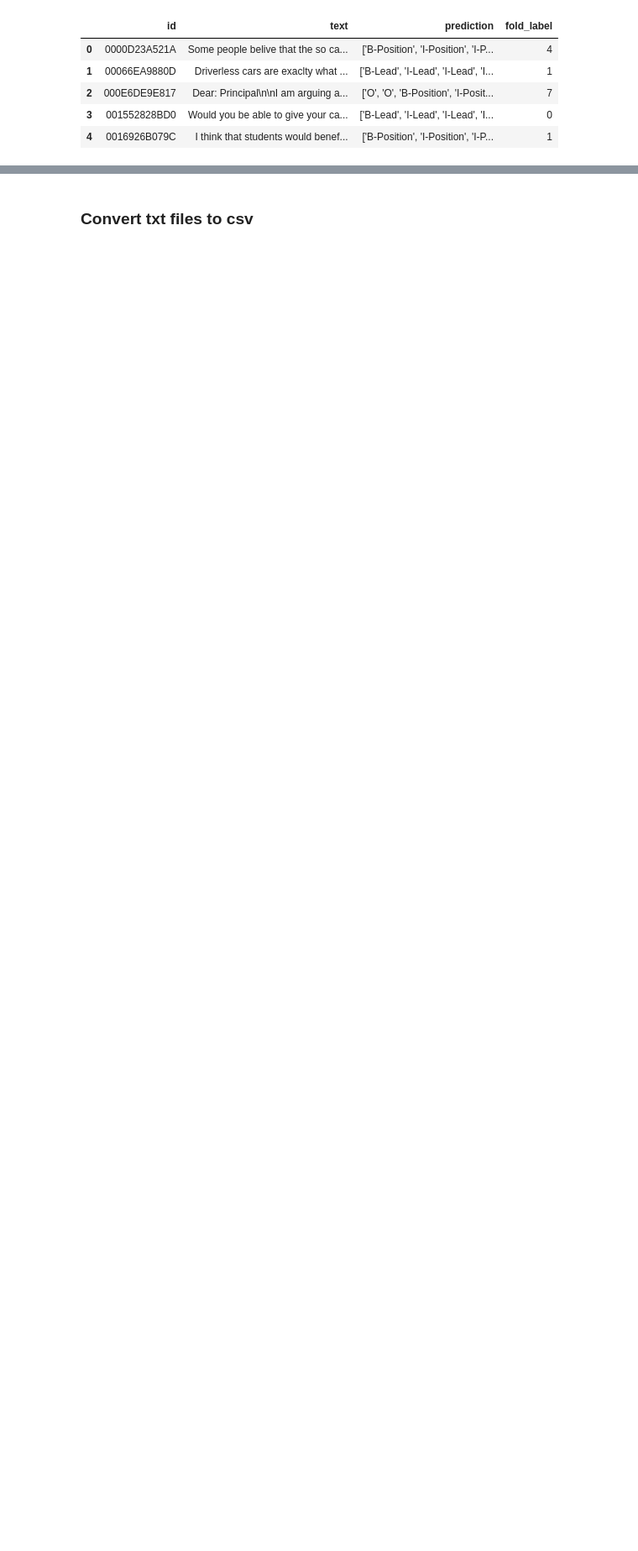
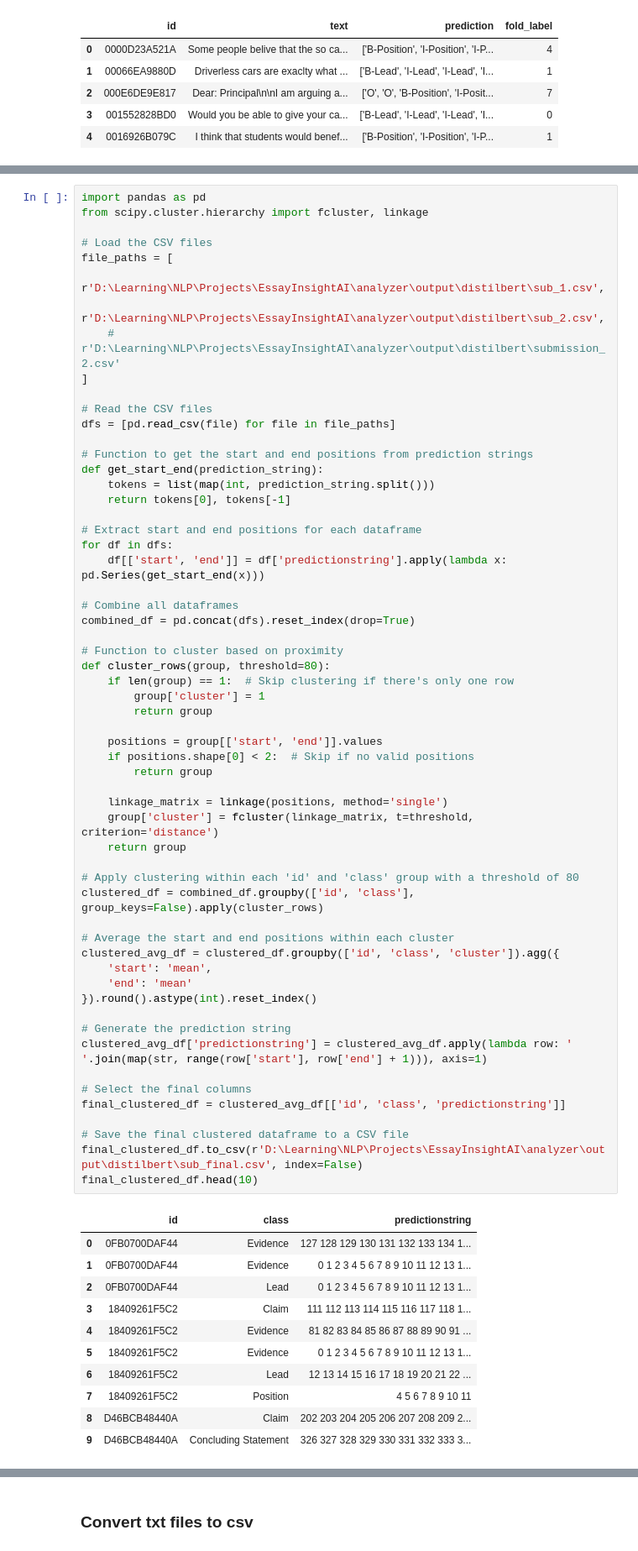
Before and after one commit to shanmukh05/EssayInsightsAI, a Jupyter notebook: experiments.ipynb, the cells around one changed output, grey strips where cells are left out. Shown at 84% size. Cells and saved outputs as stored; diff of their text form; blank space fills up the shorter version.

```diff
--- a/experiments.ipynb
+++ b/experiments.ipynb
@@ -84,0 +117,70 @@ essay_df.head()
+# %%
+import pandas as pd
+from scipy.cluster.hierarchy import fcluster, linkage
+
+# Load the CSV files
+file_paths = [
+    r'D:\Learning\NLP\Projects\EssayInsightAI\analyzer\output\distilbert\sub_1.csv',
+    r'D:\Learning\NLP\Projects\EssayInsightAI\analyzer\output\distilbert\sub_2.csv',
+    # r'D:\Learning\NLP\Projects\EssayInsightAI\analyzer\output\distilbert\submission_2.csv'
+]
+
+# Read the CSV files
+dfs = [pd.read_csv(file) for file in file_paths]
+
+# Function to get the start and end positions from prediction strings
+def get_start_end(prediction_string):
+    tokens = list(map(int, prediction_string.split()))
+    return tokens[0], tokens[-1]
+
+# Extract start and end positions for each dataframe
+for df in dfs:
+    df[['start', 'end']] = df['predictionstring'].apply(lambda x: pd.Series(get_start_end(x)))
+
+# Combine all dataframes
+combined_df = pd.concat(dfs).reset_index(drop=True)
+
+# Function to cluster based on proximity
+def cluster_rows(group, threshold=80):
+    if len(group) == 1:  # Skip clustering if there's only one row
+        group['cluster'] = 1
+        return group
+
+    positions = group[['start', 'end']].values
+    if positions.shape[0] < 2:  # Skip if no valid positions
+        return group
+
+    linkage_matrix = linkage(positions, method='single')
+    group['cluster'] = fcluster(linkage_matrix, t=threshold, criterion='distance')
+    return group
+
+# Apply clustering within each 'id' and 'class' group with a threshold of 80
+clustered_df = combined_df.groupby(['id', 'class'], group_keys=False).apply(cluster_rows)
+
+# Average the start and end positions within each cluster
+clustered_avg_df = clustered_df.groupby(['id', 'class', 'cluster']).agg({
+    'start': 'mean',
+    'end': 'mean'
+}).round().astype(int).reset_index()
+
+# Generate the prediction string
+clustered_avg_df['predictionstring'] = clustered_avg_df.apply(lambda row: ' '.join(map(str, range(row['start'], row['end'] + 1))), axis=1)
+
+# Select the final columns
+final_clustered_df = clustered_avg_df[['id', 'class', 'predictionstring']]
+
+# Save the final clustered dataframe to a CSV file
+final_clustered_df.to_csv(r'D:\Learning\NLP\Projects\EssayInsightAI\analyzer\output\distilbert\sub_final.csv', index=False)
+final_clustered_df.head(10)
+# %% [output]
+|  | id | class | predictionstring |
+| 0 | 0FB0700DAF44 | Evidence | 127 128 129 130 131 132 133 134 1... |
+| 1 | 0FB0700DAF44 | Evidence | 0 1 2 3 4 5 6 7 8 9 10 11 12 13 1... |
+| 2 | 0FB0700DAF44 | Lead | 0 1 2 3 4 5 6 7 8 9 10 11 12 13 1... |
+| 3 | 18409261F5C2 | Claim | 111 112 113 114 115 116 117 118 1... |
+| 4 | 18409261F5C2 | Evidence | 81 82 83 84 85 86 87 88 89 90 91 ... |
+| 5 | 18409261F5C2 | Evidence | 0 1 2 3 4 5 6 7 8 9 10 11 12 13 1... |
+| 6 | 18409261F5C2 | Lead | 12 13 14 15 16 17 18 19 20 21 22 ... |
+| 7 | 18409261F5C2 | Position | 4 5 6 7 8 9 10 11 |
+| 8 | D46BCB48440A | Claim | 202 203 204 205 206 207 208 209 2... |
+| 9 | D46BCB48440A | Concluding Statement | 326 327 328 329 330 331 332 333 3... |
```
Also changed, not shown: parts of 4 cells of this notebook, 5 other files.
